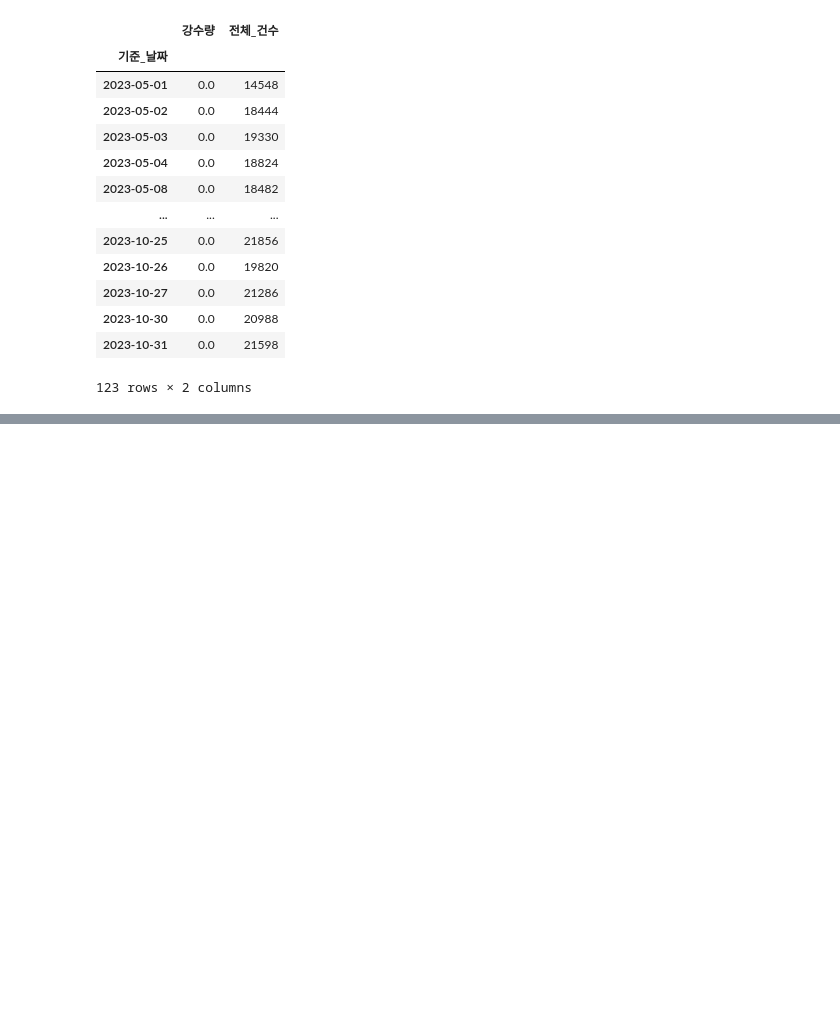
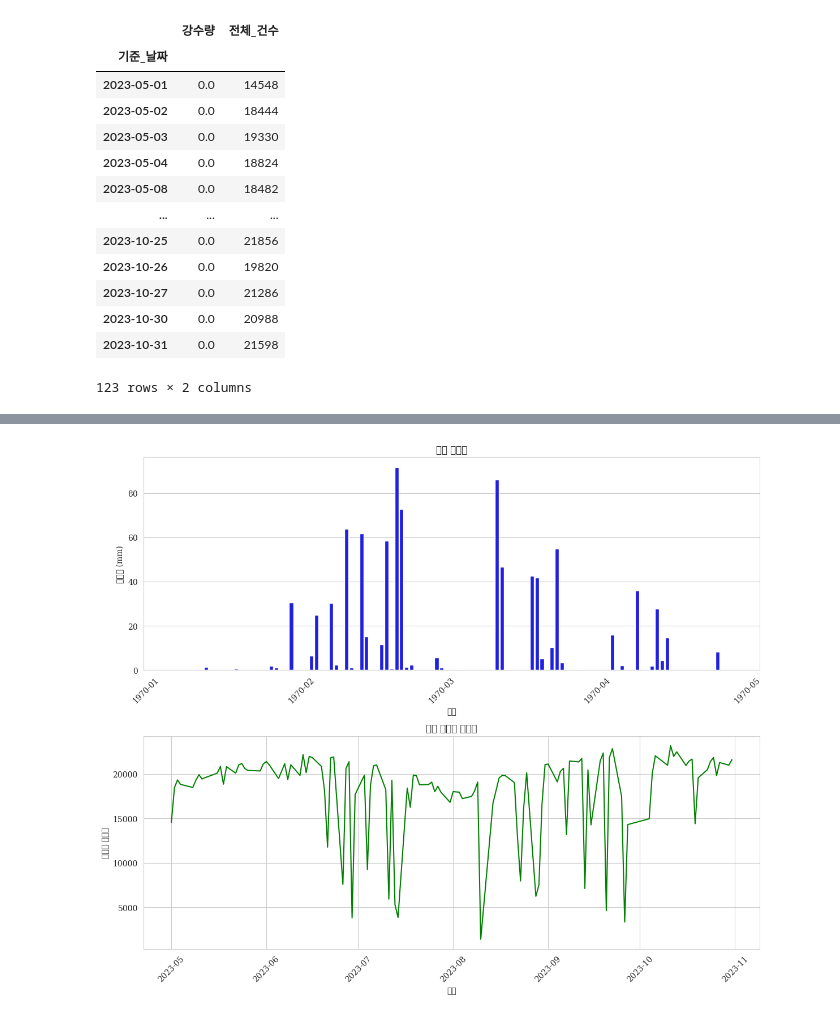
Before and after one commit to minseokpark6/SemiProject_Group3, a Jupyter notebook: Code/choiinwoo/20240506_자료.ipynb, the cells around one changed output, grey strips where cells are left out. Saved outputs shown, nothing was run; the diff lists cells and outputs as text; code cells hidden in the pictures; blank space fills up the shorter version.

```diff
--- a/Code/choiinwoo/20240506_자료.ipynb
+++ b/Code/choiinwoo/20240506_자료.ipynb
@@ -318,17 +323,0 @@ See the caveats in the documentation: https://pandas.pydata.org/pandas-docs/stab
-# %%
-import pandas as pd
-import matplotlib.pyplot as plt
-
-
-# '기준_날짜'를 날짜형식으로 변환
-기상청_분석_01['기준_날짜'] = pd.to_datetime(기상청_분석_01['기준_날짜'])
-
-# 그래프 그리기
-plt.figure(figsize=(10, 6))
-plt.plot(기상청_분석_01['기준_날짜'], 기상청_분석_01['강수량'], label='강수량', color='blue')
-plt.plot(기상청_분석_01['기준_날짜'], 기상청_분석_01['전체_건수'], label='전체 건수', color='green')
-plt.xlabel('날짜')
-plt.ylabel('강수량 / 전체 건수')
-plt.title('날짜별 강수량 및 전체 건수')
-plt.legend()
-plt.show()
@@ -336,0 +417,34 @@ KeyError: '기준_날짜'
+# %%
+import seaborn as sns
+import matplotlib.pyplot as plt
+import matplotlib.dates as mdates
+
+# 그래프 스타일 설정
+sns.set_style("whitegrid")
+mpl.rcParams['font.family'] = 'serif'
+
+# 그래프 크기 및 서브플롯 설정
+fig, axes = plt.subplots(2, 1, figsize=(12, 10))
+
+# 일별 강수량 막대 그래프
+sns.barplot(x='기준_날짜', y='강수량', data=기상청_분석_01, ax=axes[0], color='blue')
+axes[0].set_title('일별 강수량')
+axes[0].set_xlabel('날짜')
+axes[0].set_ylabel('강수량 (mm)')
+axes[0].tick_params(axis='x', rotation=45)
+axes[0].xaxis.set_major_locator(mdates.MonthLocator()) # 월 단위로 x 축 눈금 표시
+axes[0].xaxis.set_major_formatter(mdates.DateFormatter('%Y-%m')) # 날짜 형식 지정
+
+# 일별 이용량 선 그래프
+sns.lineplot(x='기준_날짜', y='전체_건수', data=기상청_분석_01, ax=axes[1], color='green')
+axes[1].set_title('일별 자전거 이용량')
+axes[1].set_xlabel('날짜')
+axes[1].set_ylabel('자전거 이용량')
+axes[1].tick_params(axis='x', rotation=45)
+axes[1].xaxis.set_major_locator(mdates.MonthLocator()) # 월 단위로 x 축 눈금 표시
+axes[1].xaxis.set_major_formatter(mdates.DateFormatter('%Y-%m')) # 날짜 형식 지정
+
+plt.tight_layout()
+plt.show()
+# %% [output]
+[figure, added]
```
Also changed, not shown: parts of 6 cells of this notebook.
